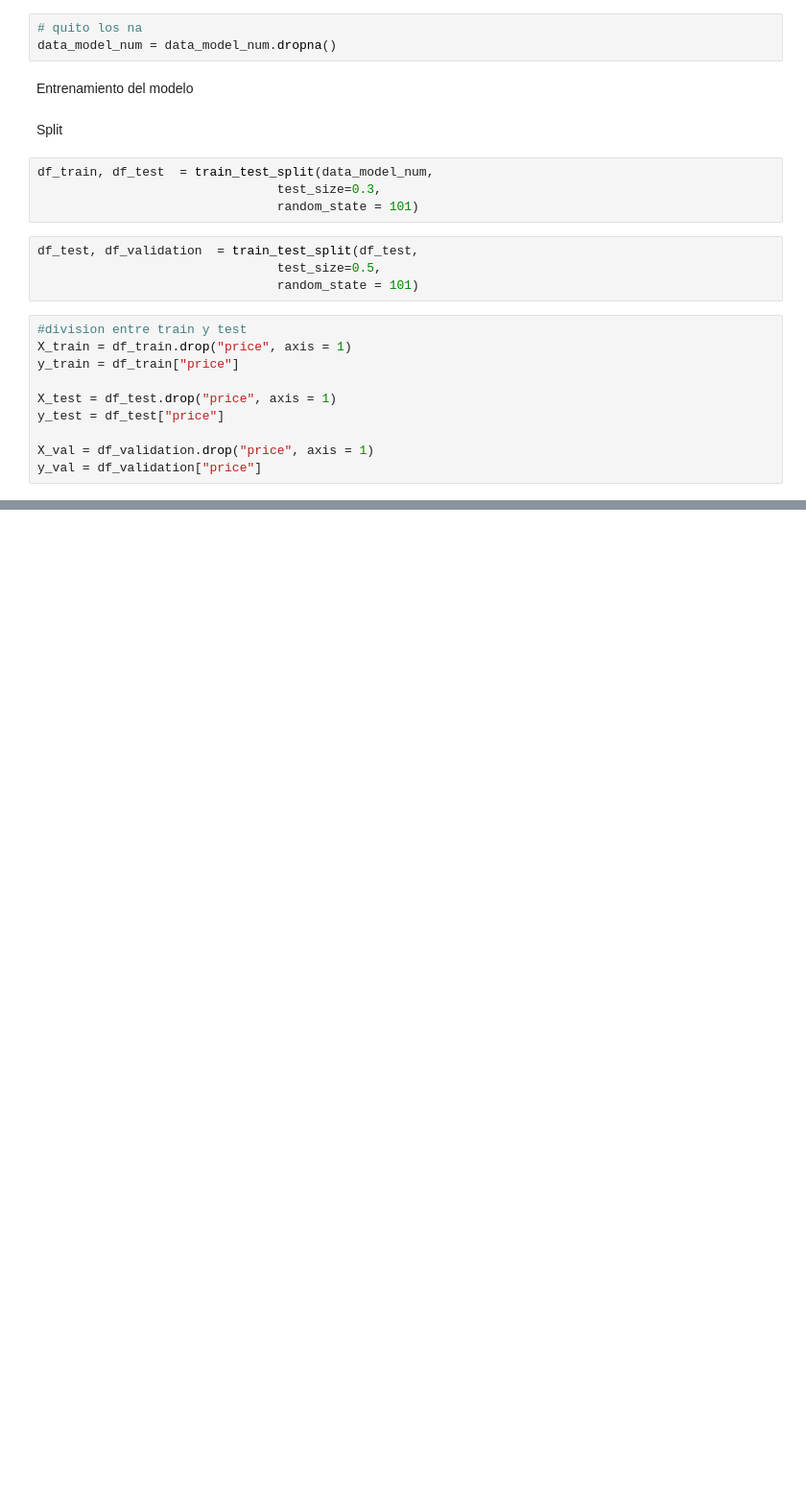
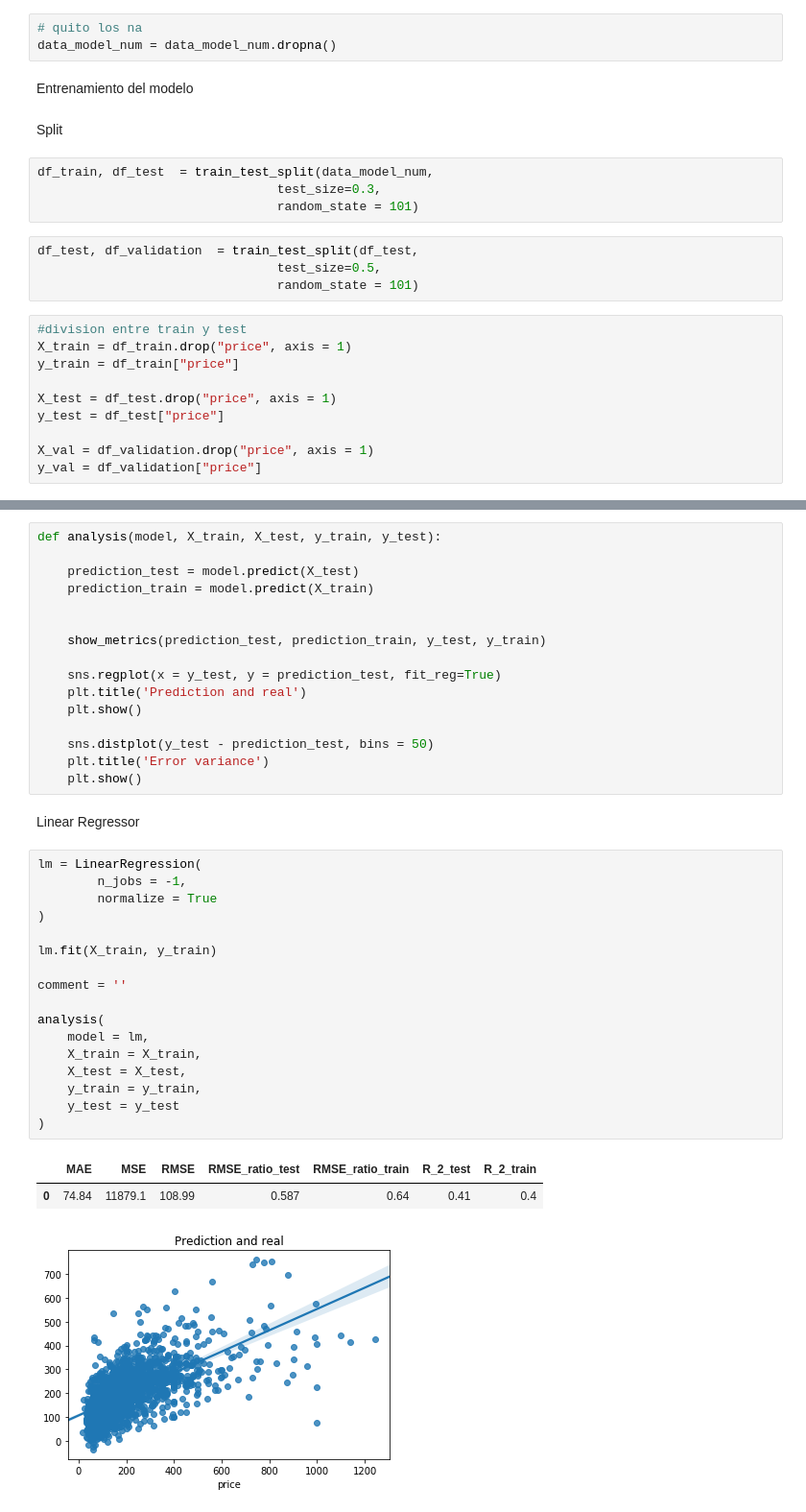
Before and after one commit to Divasson/VisualizacionDatosAirBnB, a Jupyter notebook: modelling/modelling.ipynb, the cells around one changed output, grey strips where cells are left out. Shown at 96% size. Cells and saved outputs as stored; diff of their text form; blank space fills up the shorter version.

Commit message:
modelo terminado

```diff
--- a/modelling/modelling.ipynb
+++ b/modelling/modelling.ipynb
@@ -252,0 +303,39 @@ y_val = df_validation["price"]
+# %%
+def analysis(model, X_train, X_test, y_train, y_test):
+
+    prediction_test = model.predict(X_test)
+    prediction_train = model.predict(X_train)
+
+
+    show_metrics(prediction_test, prediction_train, y_test, y_train)
+
+    sns.regplot(x = y_test, y = prediction_test, fit_reg=True)
+    plt.title('Prediction and real')
+    plt.show()
+
+    sns.distplot(y_test - prediction_test, bins = 50)
+    plt.title('Error variance')
+    plt.show()
+# %% [markdown]
+Linear Regressor
+# %%
+lm = LinearRegression(
+        n_jobs = -1,
+        normalize = True
+)
+
+lm.fit(X_train, y_train)
+
+comment = ''
+
+analysis(
+    model = lm,
+    X_train = X_train,
+    X_test = X_test,
+    y_train = y_train,
+    y_test = y_test
+)
+# %% [output]
+|  | MAE | MSE | RMSE | RMSE_ratio_test | RMSE_ratio_train | R_2_test | R_2_train |
+| 0 | 74.84 | 11879.1 | 108.99 | 0.587 | 0.64 | 0.41 | 0.4 |
+[figure, added]
```
Also changed, not shown: parts of 22 cells of this notebook.
